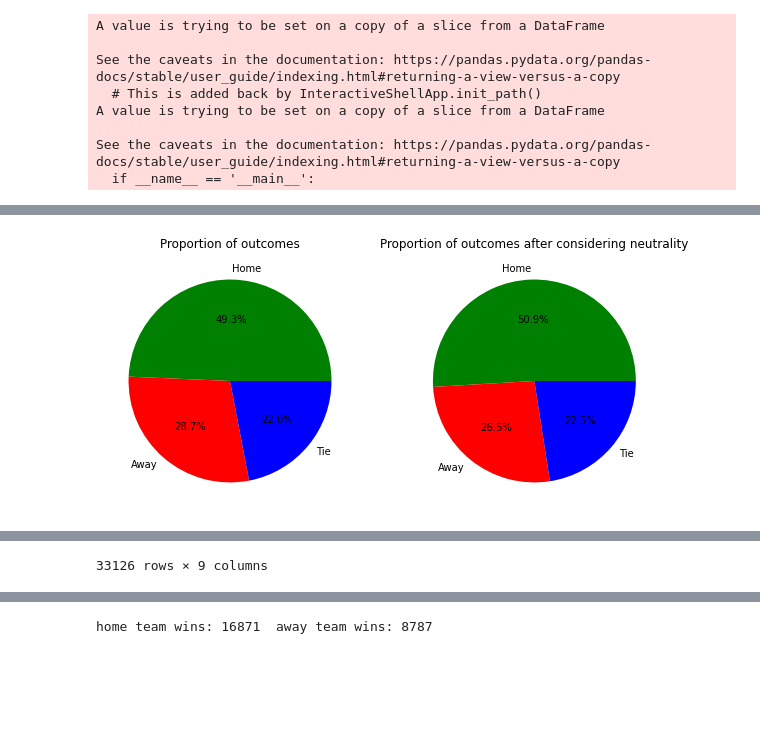
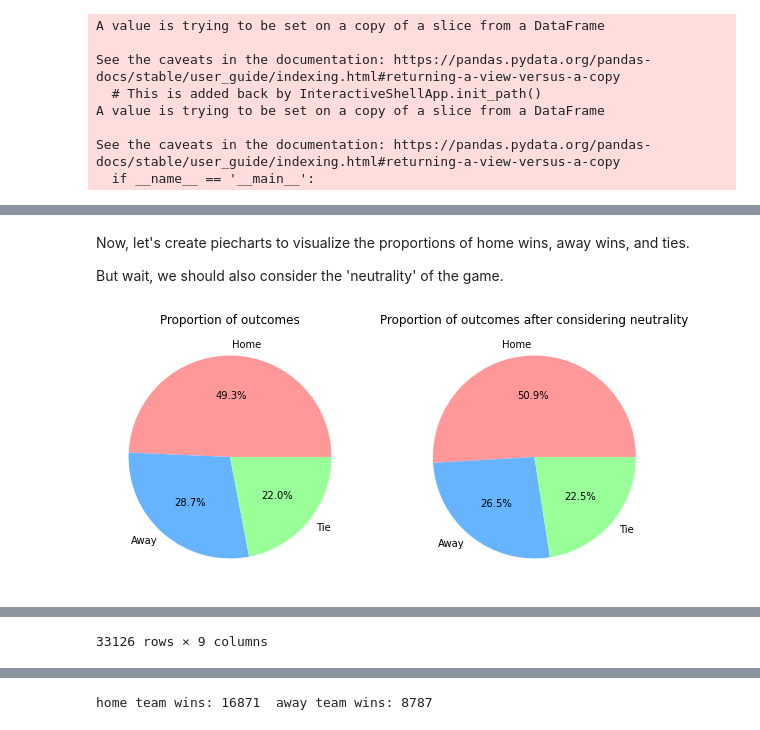
Before and after one commit to glomanu/football-home-adv, a Jupyter notebook: New_Home_adv.ipynb, the cells around one changed output, grey strips where cells are left out. Saved outputs shown, nothing was run; the diff lists cells and outputs as text; code cells hidden in the pictures; blank space fills up the shorter version.

```diff
--- a/New_Home_adv.ipynb
+++ b/New_Home_adv.ipynb
@@ -162,29 +192,34 @@ df1.to_csv('modified_data.csv')
+# %% [markdown]
+Now, let's create piecharts to visualize the proportions of home wins, away wins, and ties.
+
+But wait, we should also consider the 'neutrality' of the game.
 # %%
 fig, (ax1,ax2) = plt.subplots(1,2,figsize=(10,10))
+colors_set = ['#ff9999','#66b3ff','#99ff99']
 
 wins1=df1['outcome'].value_counts() #Counts the amount of each outcome that occured
 wins1.index=['Home','Away','Tie'] #Changes the lable to Home Away or Tie to show who won the match
-ax1.pie(wins1,labels=wins1.index,autopct='%.1f%%',colors=['green', 'red', 'blue']) #construct the pie chart
+ax1.pie(wins1,labels=wins1.index,autopct='%.1f%%',colors=colors_set) #construct the pie chart
 ax1.title.set_text('Proportion of outcomes') #setting a title of the plot
 
 list_values = [] #creating an empty list
 for i in range(0, len(df1['date'])): #iterating over all the rows
   rowi = df1.iloc[i] #storing an i-th row as rowi
   if rowi[8]: #neutrality as a condition
     list_values.append(i) #if neutral=true then we add the index to the list
 df1 = df1.drop(list_values) #getting rid of all the rows that correspond to the i-th indeces
 df1.reset_index(drop=True, inplace=True) #resetting the indeces after dropping many rows
 df1 = df1.drop('neutral', axis=1) #dropping the netutral column as it's useless now
 
 wins2=df1['outcome'].value_counts() #Counts the amount of each outcome that occured
 wins2.index=['Home','Away','Tie'] #Changes the lable to Home Away or Tie to show who won the match
-ax2.pie(wins2,labels=wins2.index,autopct='%.1f%%',colors=['green', 'red', 'blue'], textprops={'color':"black"}) #construct the pie chart
+ax2.pie(wins2,labels=wins2.index,autopct='%.1f%%',colors=colors_set, textprops={'color':"black"}) #construct the pie chart
 ax2.title.set_text('Proportion of outcomes after considering neutrality') #setting a title of the plot
 
 plt.show()
 df1
 # %% [output]
-[figure, old version]
+[figure, new version]
 |  | date | home_team | away_team | home_score | away_score | tournament | city | country | outcome |
 | 0 | 1872-11-30 | Scotland | England | 0.0 | 0.0 | Friendly | Glasgow | Scotland | 0 |
 | 1 | 1873-03-08 | England | Scotland | 4.0 | 2.0 | Friendly | London | England | 1 |
```
Also changed, not shown: parts of 24 cells of this notebook.
